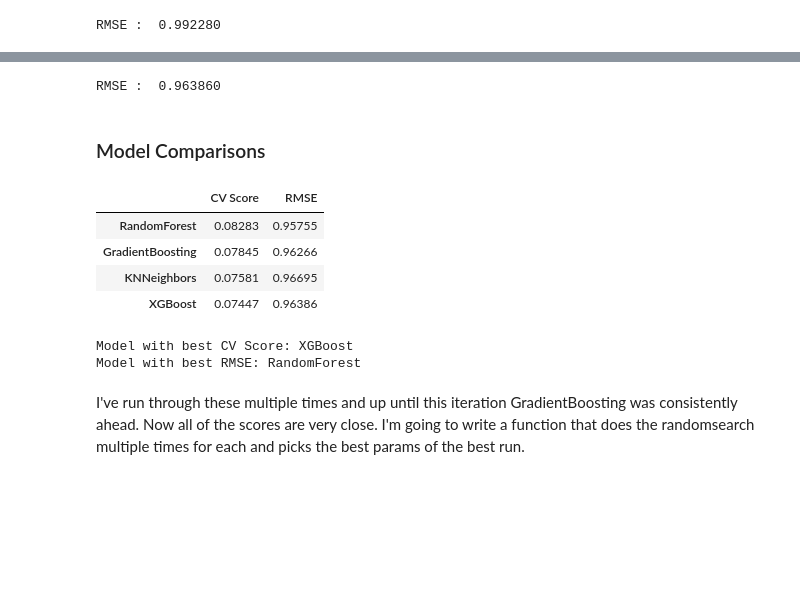
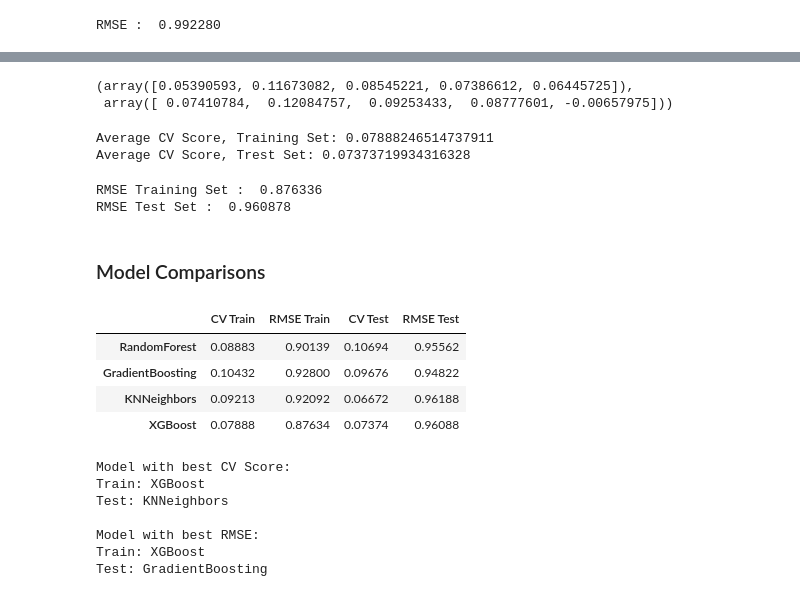
Before and after one commit to JessicaELewis/Pet-Adoptions, a Jupyter notebook: Step 4 - Preprocessing & Training Dogs.ipynb, the cells around one changed output, grey strips where cells are left out. Drawn from its saved outputs; the diff is of its cells as text; code cells hidden in the pictures; blank space fills up the shorter version.

Commit message:
model selection

```diff
--- a/Step 4 - Preprocessing & Training Dogs.ipynb
+++ b/Step 4 - Preprocessing & Training Dogs.ipynb
@@ -374,5 +443,5 @@ xg_random_cv.best_params_
 # %%
-xg = xgb.XGBRegressor(objective ='reg:squarederror', n_estimators = 12)
+xg = xgb.XGBRegressor(objective=xg_grid_cv_params['objective'], n_estimators = xg_grid_cv_params['n_estimators'])
 xg.fit(X_train, y_train)
 xg.score(X_train, y_train)
 # %% [output]
@@ -386,26 +449,48 @@ np.mean(xg_cv_scores), np.std(xg_cv_scores)
-# %%
-xg_pred = xg.predict(X_test)
-rmse_xg = np.sqrt(mean_squared_error(y_test, xg_pred))
-print("RMSE : % f" %(rmse_xg))
-# %% [output]
-RMSE :  0.963860
+# %%
+xg_cv_train = cross_validate(xg, X_train, y_train, cv=5)
+xg_cv_test = cross_validate(xg, X_test, y_test, cv=5)
+xg_cv_train['test_score'], xg_cv_test['test_score']
+# %% [output]
+(array([0.05390593, 0.11673082, 0.08545221, 0.07386612, 0.06445725]),
+ array([ 0.07410784,  0.12084757,  0.09253433,  0.08777601, -0.00657975]))
+# %%
+xg_train_score = np.mean(xg_cv_train['test_score'])
+xg_test_score = np.mean(xg_cv_test['test_score'])
+
+print("Average CV Score, Training Set:", xg_train_score)
+print("Average CV Score, Trest Set:", xg_test_score)
+# %% [output]
+Average CV Score, Training Set: 0.07888246514737911
+Average CV Score, Trest Set: 0.07373719934316328
+# %%
+xg_train_pred = xg.predict(X_train)
+xg_test_pred = xg.predict(X_test)
+xg_rmse_train = np.sqrt(mean_squared_error(y_train, xg_train_pred))
+xg_rmse_test = np.sqrt(mean_squared_error(y_test, xg_test_pred))
+print("RMSE Training Set : % f" %(xg_rmse_train))
+print("RMSE Test Set : % f" %(xg_rmse_test))
+# %% [output]
+RMSE Training Set :  0.876336
+RMSE Test Set :  0.960878
 # %% [markdown]
 ### Model Comparisons
 # %%
-model_scores = pd.DataFrame({'CV Score': [np.mean(rf_cv_scores), np.mean(gb_cv_scores), np.mean(kn_cv_scores), np.mean(xg_cv_scores)], 'RMSE': [rmse_rf, rmse_gb, rmse_kn, rmse_xg]}, index=['RandomForest', 'GradientBoosting', 'KNNeighbors', 'XGBoost'])
+model_scores = pd.DataFrame({'CV Train': [np.mean(rf_train_score), np.mean(gb_train_score), np.mean(kn_train_score), np.mean(xg_train_score)], 'RMSE Train': [rf_rmse_train, gb_rmse_train, kn_rmse_train, xg_rmse_train],'CV Test': [np.mean(rf_test_score), np.mean(gb_test_score), np.mean(kn_test_score), np.mean(xg_test_score)], 'RMSE Test': [rf_rmse_test, gb_rmse_test, kn_rmse_test, xg_rmse_test]}, index=['RandomForest', 'GradientBoosting', 'KNNeighbors', 'XGBoost'])
 model_scores
 # %% [output]
-|  | CV Score | RMSE |
-| RandomForest | 0.08283 | 0.95755 |
-| GradientBoosting | 0.07845 | 0.96266 |
-| KNNeighbors | 0.07581 | 0.96695 |
-| XGBoost | 0.07447 | 0.96386 |
+|  | CV Train | RMSE Train | CV Test | RMSE Test |
+| RandomForest | 0.08883 | 0.90139 | 0.10694 | 0.95562 |
+| GradientBoosting | 0.10432 | 0.92800 | 0.09676 | 0.94822 |
+| KNNeighbors | 0.09213 | 0.92092 | 0.06672 | 0.96188 |
+| XGBoost | 0.07888 | 0.87634 | 0.07374 | 0.96088 |
 # %%
-model_scores_pos = model_scores[model_scores >= 0]
-print("Model with best CV Score:", model_scores_pos['CV Score'].idxmin())
-print("Model with best RMSE:", model_scores_pos['RMSE'].idxmin())
+print("Model with best CV Score: \nTrain:", model_scores['CV Train'].idxmin(), "\nTest:", model_scores['CV Test'].idxmin())
+print("\nModel with best RMSE: \nTrain:", model_scores['RMSE Train'].idxmin(), "\nTest:", model_scores['RMSE Test'].idxmin())
 # %% [output]
-Model with best CV Score: XGBoost
-Model with best RMSE: RandomForest
+Model with best CV Score:
+Train: XGBoost
+Test: KNNeighbors
+
+Model with best RMSE:
+Train: XGBoost
+Test: GradientBoosting
-# %% [markdown]
-I've run through these multiple times and up until this iteration GradientBoosting was consistently ahead. Now all of the scores are very close. I'm going to write a function that does the randomsearch multiple times for each and picks the best params of the best run.
```
Also changed, not shown: parts of 54 cells of this notebook, 1 other file.
